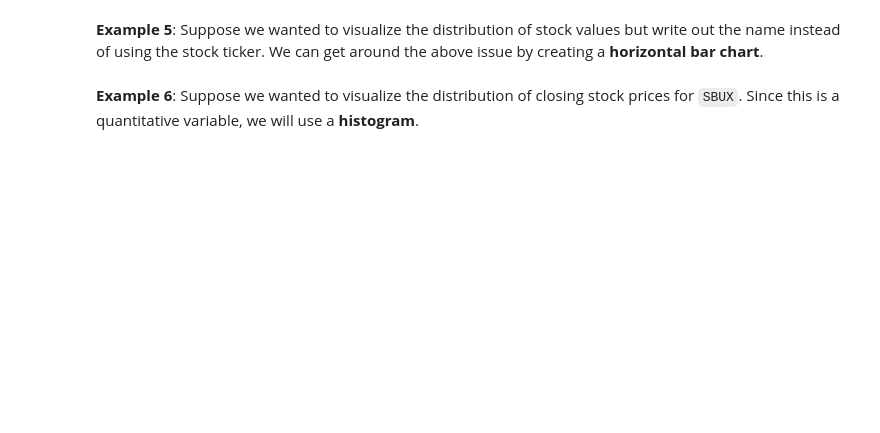
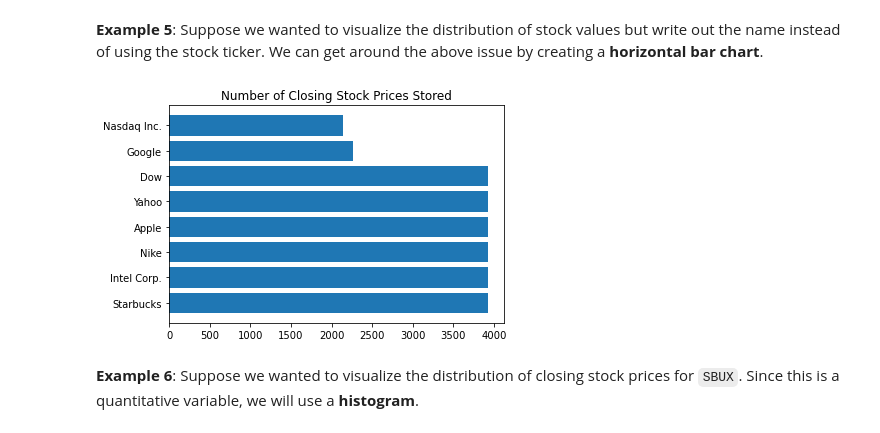
Before and after one commit to samar22basel/ITE_Machine_Learning_Workshop, a Jupyter notebook: Notebook/Lesson-principles-data-visualization/lesson-principles-data-visualization-part1-noelle/starter-code.ipynb, the cells around one changed output. Saved outputs shown, nothing was run; the diff lists cells and outputs as text; code cells hidden in the pictures; blank space fills up the shorter version.

```diff
--- a/Notebook/Lesson-principles-data-visualization/lesson-principles-data-visualization-part1-noelle/starter-code.ipynb
+++ b/Notebook/Lesson-principles-data-visualization/lesson-principles-data-visualization-part1-noelle/starter-code.ipynb
@@ -194,6 +283,14 @@ plt.title('Number of Closing Stock Prices Stored');
 # %%
 # plt.barh() will create a horizontal bar chart. (Note the h at the end of bar!)
 # We have to pass in our values and labels again. Luckily, we don't need to swap the order!
+
+plt.barh(['Starbucks', 'Intel Corp.', 'Nike', 'Apple', 'Yahoo', 'Dow', 'Google', 'Nasdaq Inc.'],
+        stocks['ticker'].value_counts())
+
+
+plt.title('Number of Closing Stock Prices Stored');
+# %% [output]
+[figure, added]
 # %% [markdown]
 **Example 6**: Suppose we wanted to visualize the distribution of closing stock prices for `SBUX`. Since this is a quantitative variable, we will use a **histogram**.
 # %%
```
Also changed, not shown: parts of 22 cells of this notebook, 1 other file.
